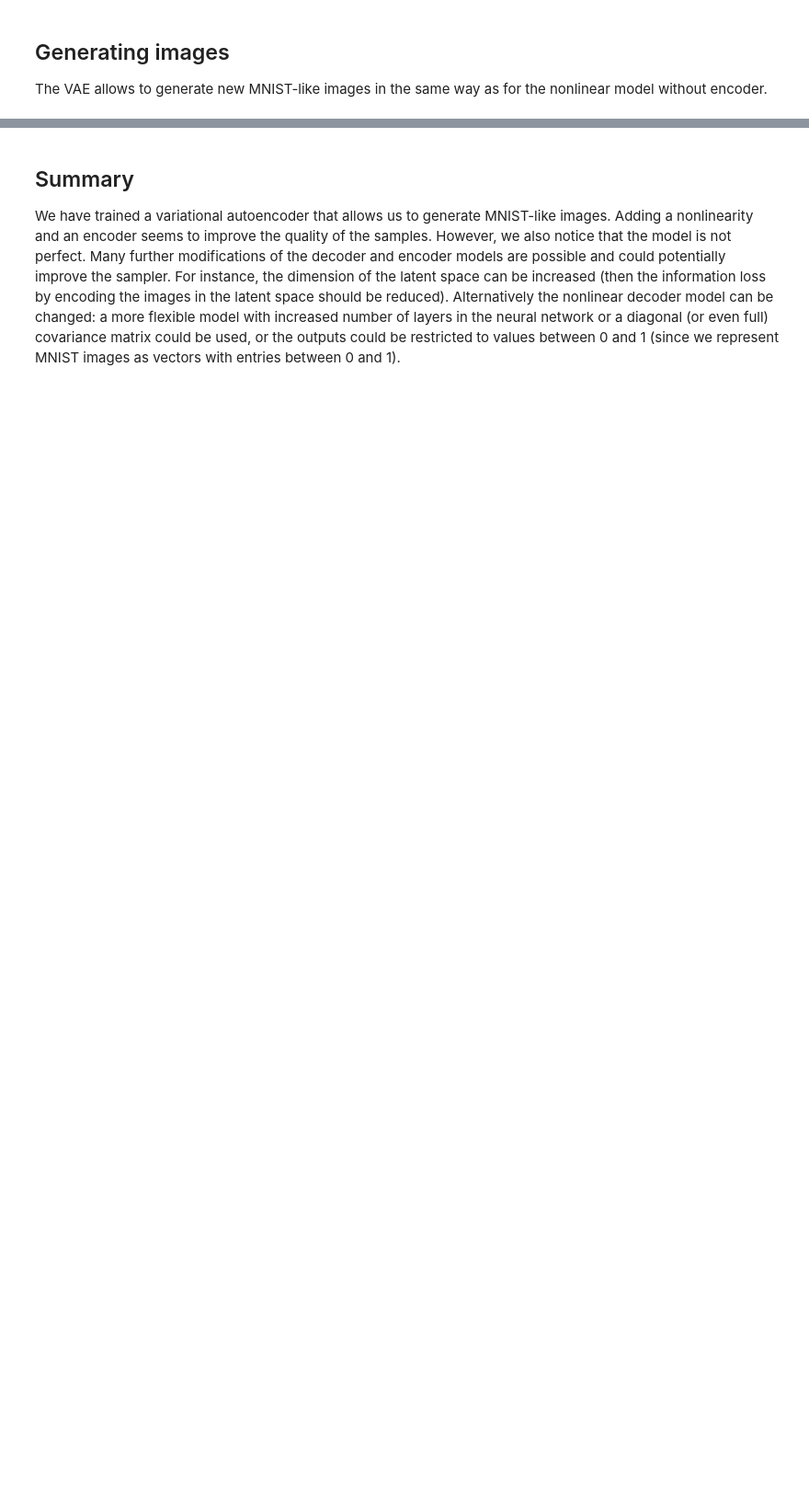
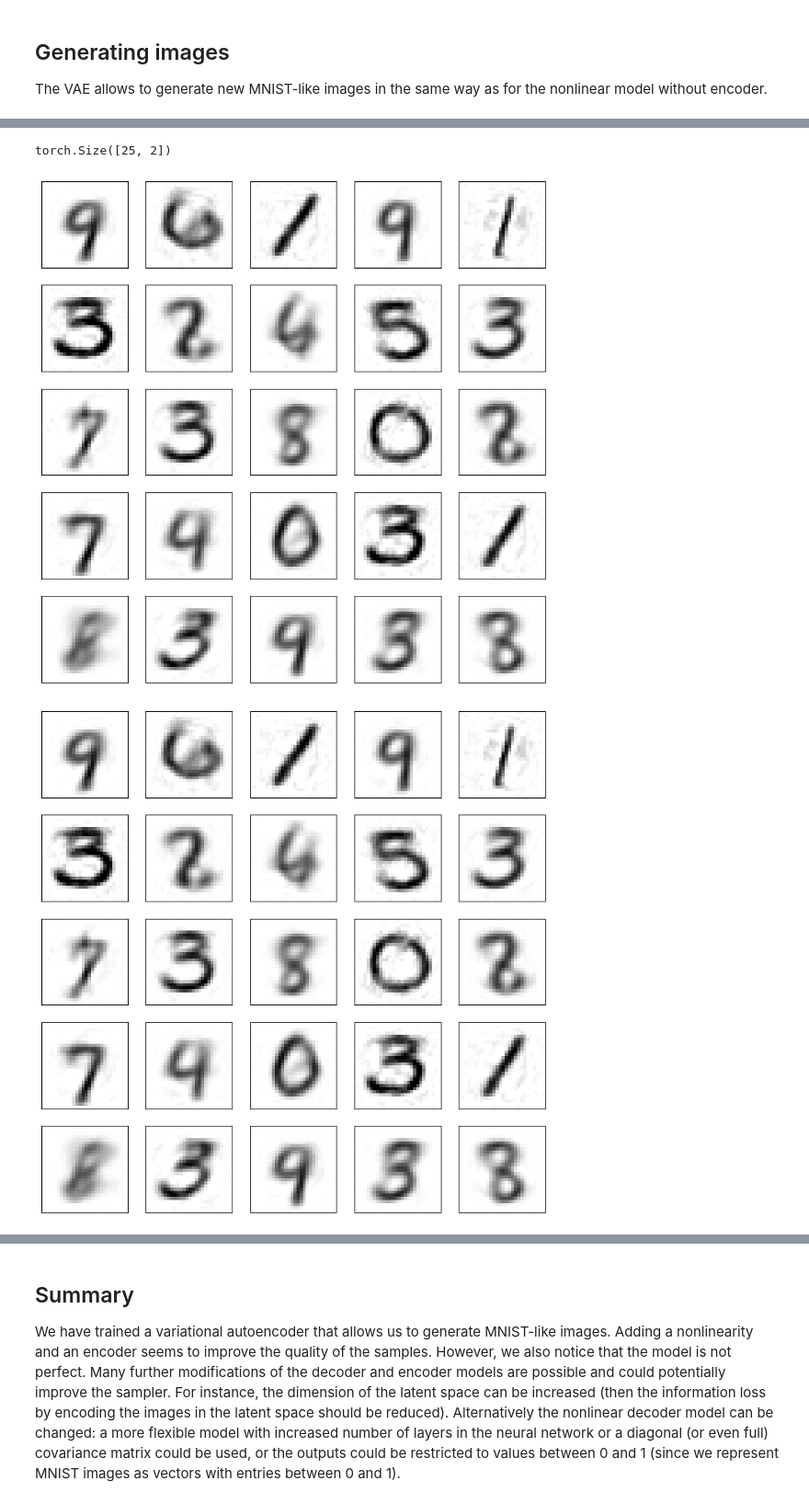
Before and after one commit to ccaulk/APML_exercise_sessions, a Jupyter notebook: Lab/VAE.ipynb, the cells around one changed output, grey strips where cells are left out. Shown at 92% size. Drawn from its saved outputs; the diff is of its cells as text; code cells hidden in the pictures; blank space fills up the shorter version.

```diff
--- a/Lab/VAE.ipynb
+++ b/Lab/VAE.ipynb
@@ -669,0 +739,25 @@ Perform sampling with different temperatures and study the quality of the sample
+# %%
+# plot a grid of `images` with `nrows` rows and `ncols` columns
+def plot_images(images, nrows=5, ncols=5):
+    fig, axes = plt.subplots(nrows=nrows, ncols=ncols, figsize=(2 * ncols, 2 * nrows))
+    for image, ax in zip(images, axes.flat):
+        # configure subplot
+        ax.set_xticks(())
+        ax.set_yticks(())
+        ax.grid(False)
+
+        # plot image
+        ax.imshow(image.view(28, 28).cpu().numpy(),
+                  vmin=0.0, vmax=1.0, cmap='gray_r')
+
+    return fig
+# %%
+#task a
+z_samples = torch.randn(25, 2, device=device)
+print(z_samples.shape)
+z_decodings = model.decode(z_samples).detach()
+plot_images(z_decodings)
+# %% [output]
+torch.Size([25, 2])
+[figure, added]
+[figure, added]
```
Also changed, not shown: parts of 15 cells of this notebook.
